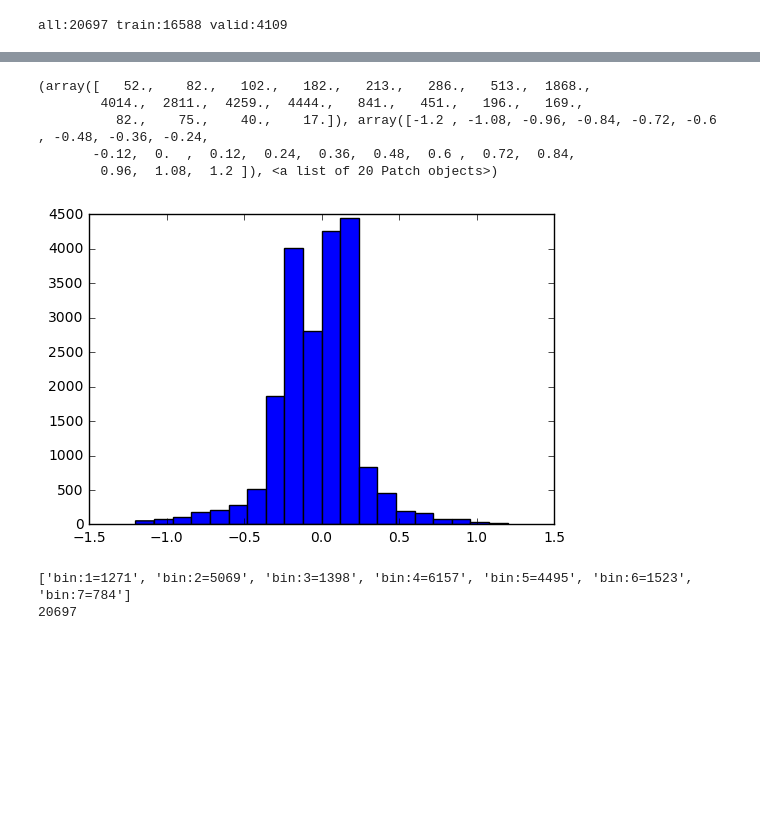
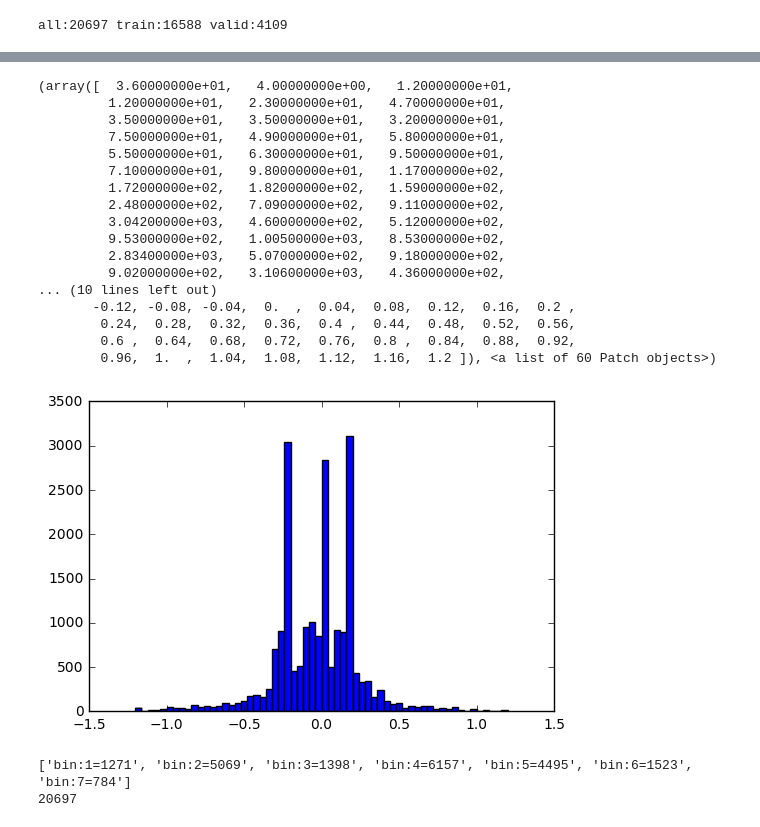
Before and after one commit to mattwg/carnd-cloning-experiments, a Jupyter notebook: Getting Serious.ipynb, the cells around one changed output, grey strips where cells are left out. Cells and saved outputs as stored; diff of their text form; code cells hidden in the pictures; blank space fills up the shorter version.

```diff
--- a/Getting Serious.ipynb
+++ b/Getting Serious.ipynb
@@ -208,15 +231,26 @@ all:20697 train:16588 valid:4109
 # %%
-import matplotlib.pyplot as plt
-%matplotlib inline
-h = plt.hist(y, bins=40)
+
+h = plt.hist(y, bins=60)
 print(h)
 # %% [output]
-(array([   52.,    82.,   102.,   182.,   213.,   286.,   513.,  1868.,
-        4014.,  2811.,  4259.,  4444.,   841.,   451.,   196.,   169.,
-          82.,    75.,    40.,    17.]), array([-1.2 , -1.08, -0.96, -0.84, -0.72, -0.6 , -0.48, -0.36, -0.24,
-       -0.12,  0.  ,  0.12,  0.24,  0.36,  0.48,  0.6 ,  0.72,  0.84,
-        0.96,  1.08,  1.2 ]), <a list of 20 Patch objects>)
+(array([  3.60000000e+01,   4.00000000e+00,   1.20000000e+01,
+         1.20000000e+01,   2.30000000e+01,   4.70000000e+01,
+         3.50000000e+01,   3.50000000e+01,   3.20000000e+01,
+         7.50000000e+01,   4.90000000e+01,   5.80000000e+01,
+         5.50000000e+01,   6.30000000e+01,   9.50000000e+01,
+         7.10000000e+01,   9.80000000e+01,   1.17000000e+02,
+         1.72000000e+02,   1.82000000e+02,   1.59000000e+02,
+         2.48000000e+02,   7.09000000e+02,   9.11000000e+02,
+         3.04200000e+03,   4.60000000e+02,   5.12000000e+02,
+         9.53000000e+02,   1.00500000e+03,   8.53000000e+02,
+         2.83400000e+03,   5.07000000e+02,   9.18000000e+02,
+         9.02000000e+02,   3.10600000e+03,   4.36000000e+02,
+... (10 lines left out)
+       -0.12, -0.08, -0.04,  0.  ,  0.04,  0.08,  0.12,  0.16,  0.2 ,
+        0.24,  0.28,  0.32,  0.36,  0.4 ,  0.44,  0.48,  0.52,  0.56,
+        0.6 ,  0.64,  0.68,  0.72,  0.76,  0.8 ,  0.84,  0.88,  0.92,
+        0.96,  1.  ,  1.04,  1.08,  1.12,  1.16,  1.2 ]), <a list of 60 Patch objects>)
-[figure, old version]
+[figure, new version]
 # %%
 def bin_data(f, y, bins):
     fb = {}
```
Also changed, not shown: parts of 5 cells of this notebook, 1 other file.
